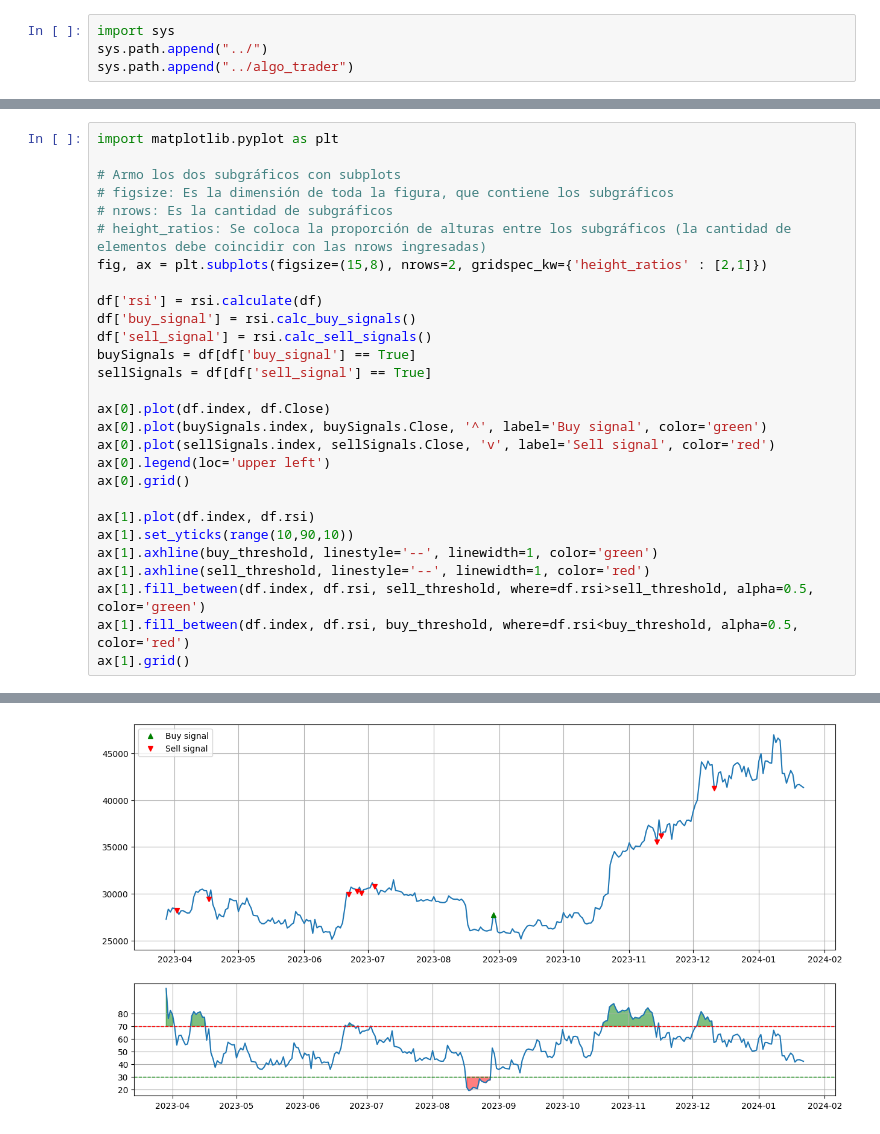
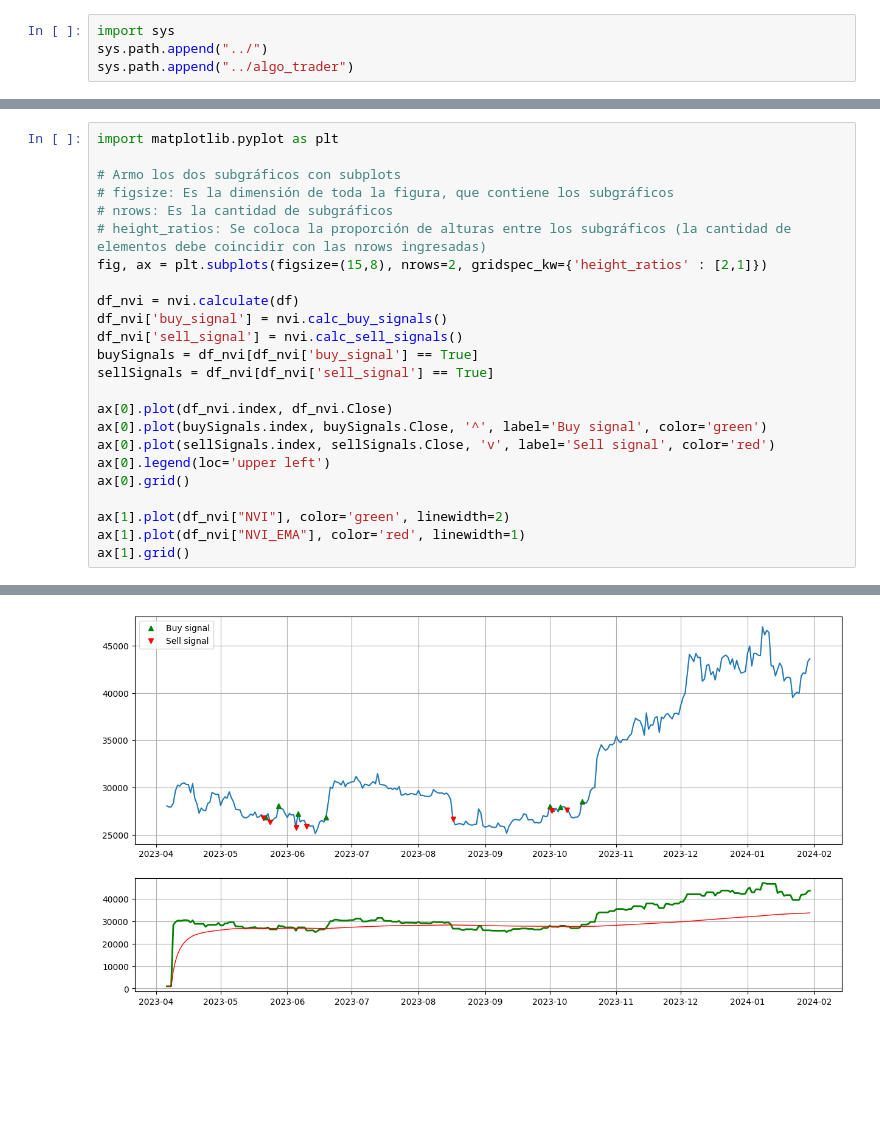
Before and after one commit to AlejandroDaneri/trabajo-profesional-fiuba, a Jupyter notebook: tests_indicators/nvi.ipynb, the cells around one changed output, grey strips where cells are left out. Cells and saved outputs as stored; diff of their text form; blank space fills up the shorter version.

```diff
--- a/tests_indicators/nvi.ipynb
+++ b/tests_indicators/nvi.ipynb
@@ -36,23 +28,19 @@ import matplotlib.pyplot as plt
 # height_ratios: Se coloca la proporción de alturas entre los subgráficos (la cantidad de elementos debe coincidir con las nrows ingresadas)
 fig, ax = plt.subplots(figsize=(15,8), nrows=2, gridspec_kw={'height_ratios' : [2,1]})
 
-df['rsi'] = rsi.calculate(df)
-df['buy_signal'] = rsi.calc_buy_signals()
-df['sell_signal'] = rsi.calc_sell_signals()
-buySignals = df[df['buy_signal'] == True]
-sellSignals = df[df['sell_signal'] == True]
+df_nvi = nvi.calculate(df)
+df_nvi['buy_signal'] = nvi.calc_buy_signals()
+df_nvi['sell_signal'] = nvi.calc_sell_signals()
+buySignals = df_nvi[df_nvi['buy_signal'] == True]
+sellSignals = df_nvi[df_nvi['sell_signal'] == True]
 
-ax[0].plot(df.index, df.Close)
+ax[0].plot(df_nvi.index, df_nvi.Close)
 ax[0].plot(buySignals.index, buySignals.Close, '^', label='Buy signal', color='green')
 ax[0].plot(sellSignals.index, sellSignals.Close, 'v', label='Sell signal', color='red')
 ax[0].legend(loc='upper left')
 ax[0].grid()
 
-ax[1].plot(df.index, df.rsi)
-ax[1].set_yticks(range(10,90,10))
-ax[1].axhline(buy_threshold, linestyle='--', linewidth=1, color='green')
-ax[1].axhline(sell_threshold, linestyle='--', linewidth=1, color='red')
-ax[1].fill_between(df.index, df.rsi, sell_threshold, where=df.rsi>sell_threshold, alpha=0.5, color='green')
-ax[1].fill_between(df.index, df.rsi, buy_threshold, where=df.rsi<buy_threshold, alpha=0.5, color='red')
+ax[1].plot(df_nvi["NVI"], color='green', linewidth=2)
+ax[1].plot(df_nvi["NVI_EMA"], color='red', linewidth=1)
 ax[1].grid()
 # %% [output]
@@ -74,3 +47,3 @@ See the caveats in the documentation: https://pandas.pydata.org/pandas-docs/stab
-[figure, old version]
+[figure, new version]
 # %%
 new_record = data.iloc[-1:]
```
Also changed, not shown: parts of 3 cells of this notebook, 1 other file.
